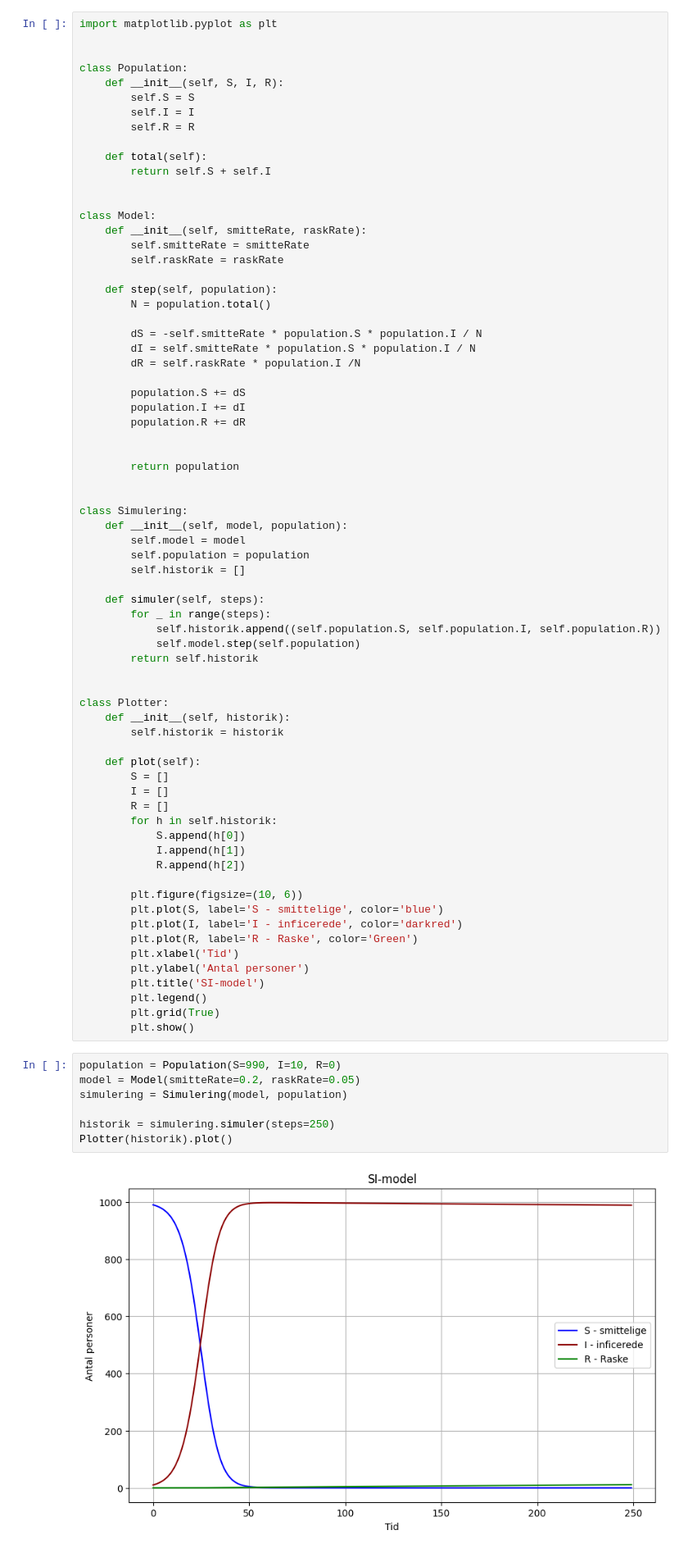
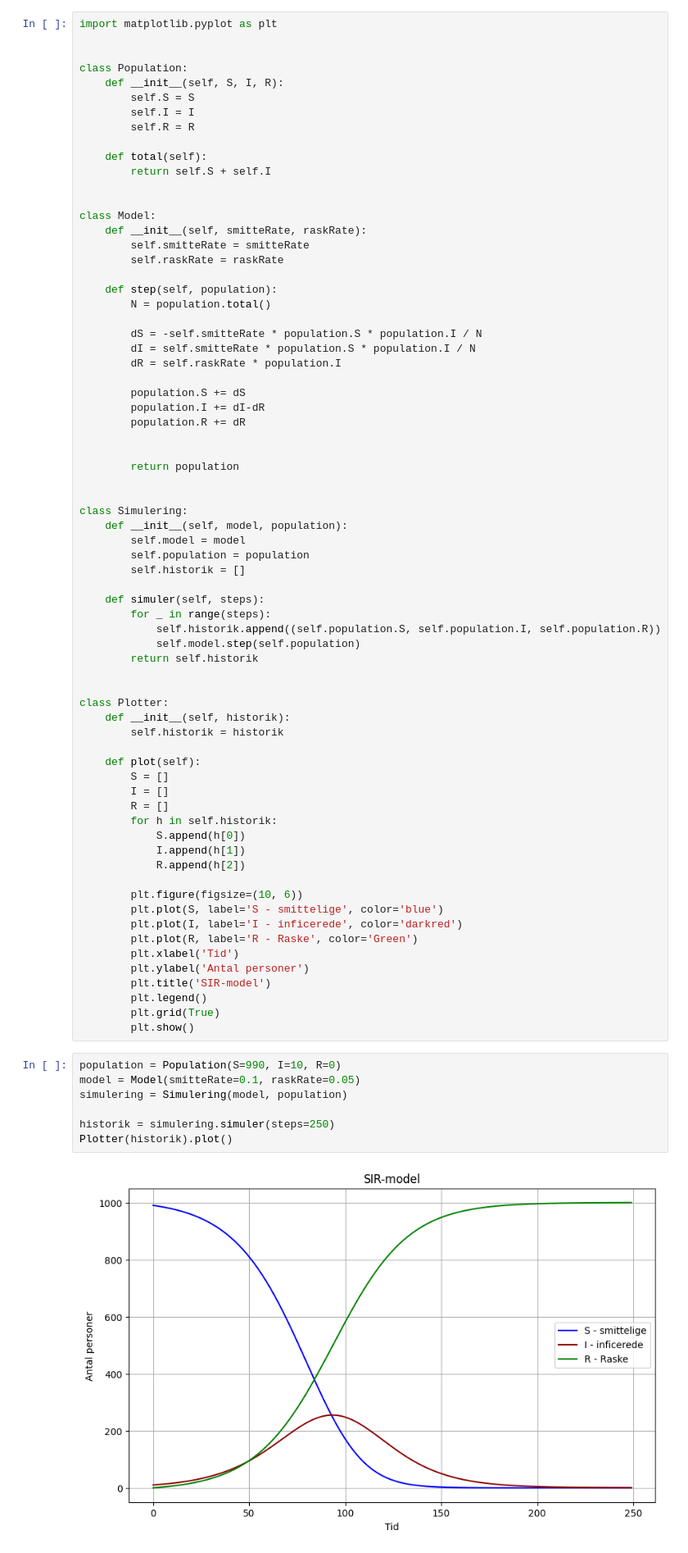
Before and after one commit to chapper2/Objekt-Orienteret-Programmering, a Jupyter notebook: Ekstra opgaver/Fra SI til SIR makro.ipynb, the cells around one changed output. Shown at 82% size. Cells and saved outputs as stored; diff of their text form.

```diff
--- a/Ekstra opgaver/Fra SI til SIR makro.ipynb
+++ b/Ekstra opgaver/Fra SI til SIR makro.ipynb
@@ -124,10 +124,10 @@ class Model:
 
         dS = -self.smitteRate * population.S * population.I / N
         dI = self.smitteRate * population.S * population.I / N
-        dR = self.raskRate * population.I /N
+        dR = self.raskRate * population.I
 
         population.S += dS
-        population.I += dI
+        population.I += dI-dR
         population.R += dR
 
 
@@ -166,16 +166,16 @@ class Plotter:
         plt.plot(R, label='R - Raske', color='Green')
         plt.xlabel('Tid')
         plt.ylabel('Antal personer')
-        plt.title('SI-model')
+        plt.title('SIR-model')
         plt.legend()
         plt.grid(True)
         plt.show()
 # %%
 population = Population(S=990, I=10, R=0)
-model = Model(smitteRate=0.2, raskRate=0.05)
+model = Model(smitteRate=0.1, raskRate=0.05)
 simulering = Simulering(model, population)
 
 historik = simulering.simuler(steps=250)
 Plotter(historik).plot()
 # %% [output]
-[figure, old version]
+[figure, new version]
```
